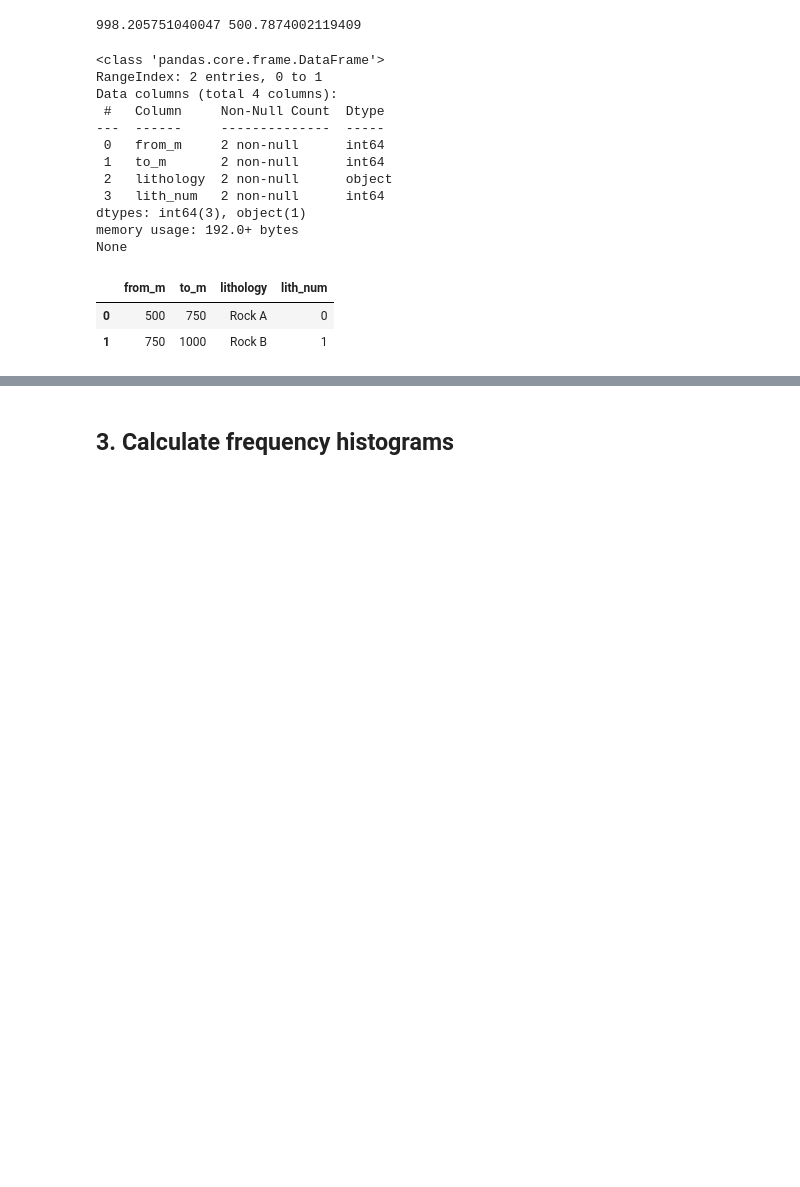
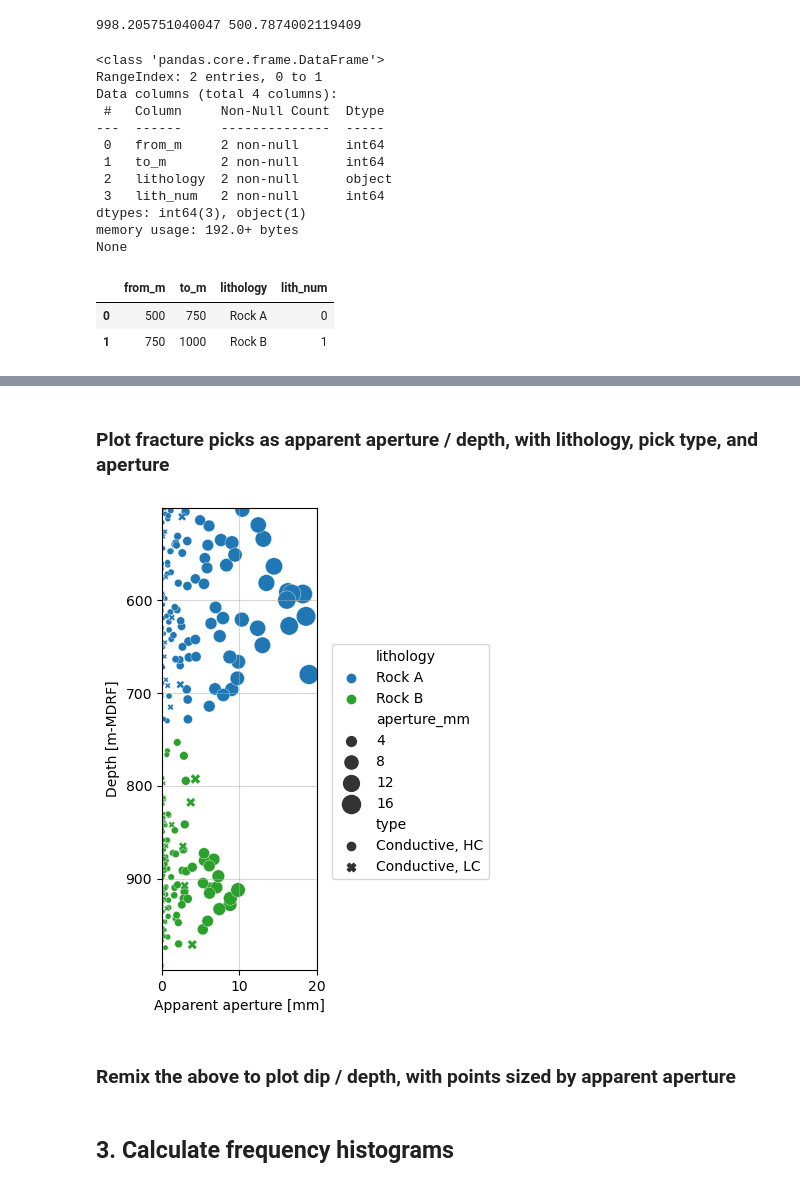
Before and after one commit to ICWallis/borehole-image-analysis-with-python, a Jupyter notebook: 2_By-depth plots.ipynb, the cells around one changed output, grey strips where cells are left out. Drawn from its saved outputs; the diff is of its cells as text; code cells hidden in the pictures; blank space fills up the shorter version.

```diff
--- a/2_By-depth plots.ipynb
+++ b/2_By-depth plots.ipynb
@@ -35,5 +54,5 @@ array(['Conductive, HC', 'Conductive, LC', 'Bed boundary'], dtype=object)
 # %%
-fractures = picks[(picks['type'] == 'Conductive, HC') | (picks['type'] == 'Conductive, LC')]
+fractures = picks[(picks['type'] == 'Conductive, HC') | (picks['type'] == 'Conductive, LC')].copy()
 fractures.info()
 # %% [output]
 <class 'pandas.core.frame.DataFrame'>
@@ -73,3 +73,5 @@ memory usage: 14.1+ KB
+# %%
+fractures['aperture_multiplied'] = fractures.aperture_mm * 1
 # %%
 # Use the picks DataFrame to define log top and bottom depths
 
@@ -107,0 +154,66 @@ None
+# %% [markdown]
+### Plot fracture picks as apparent aperture / depth, with lithology, pick type, and aperture
+# %%
+# fracture aperture
+
+# lithology
+
+# define a lithology color palette
+
+color_dict = dict({
+    'Rock A': 'tab:blue',
+    'Rock B': 'tab:green',
+})
+
+# plot the picked data by lithology
+
+fig, ax1 = plt.subplots(1,1,figsize=(2,6))
+
+# use Seaborn's scatterplot function to plot the data
+sns.scatterplot(
+    x='aperture_mm',
+    y='depth_m',
+    size='aperture_mm',
+    sizes=(10, 200),
+    hue='lithology',
+    style='type',
+    data=fractures,
+    palette=color_dict,
+    ax=ax1)
+
+# customize the y-axis
+ax1.set_ylim(bot_m, top_m)
+ax1.set_ylabel('Depth [m-MDRF]')
+
+# customize the x-axis
+ax1.set_xlabel('Apparent aperture [mm]')
+ax1.set_xlim(0, 20)
+
+'''
+ticks = np.arange(
+    0, # x min
+    21, # x max + 1 to generate an endpoint
+    5, # tick spacing
+)
+ax1.set_xticks(ticks)
+ax1.set_xticklabels(ticks)'''
+
+# customize the grid and legend
+ax1.grid(alpha=0.5)
+ax1.legend(
+    loc='center left',
+    bbox_to_anchor=(1.05, 0.45),
+    ncol=1)
+
+# save the figure
+'''
+plt.savefig(
+    '2_By-depth plots_lithology_aperture.png',
+    dpi=400,
+    bbox_inches='tight',
+    #transparent=True
+)''';
+# %% [output]
+[figure, added]
+# %% [markdown]
+### Remix the above to plot dip / depth, with points sized by apparent aperture
```
Also changed, not shown: parts of 10 cells of this notebook.
